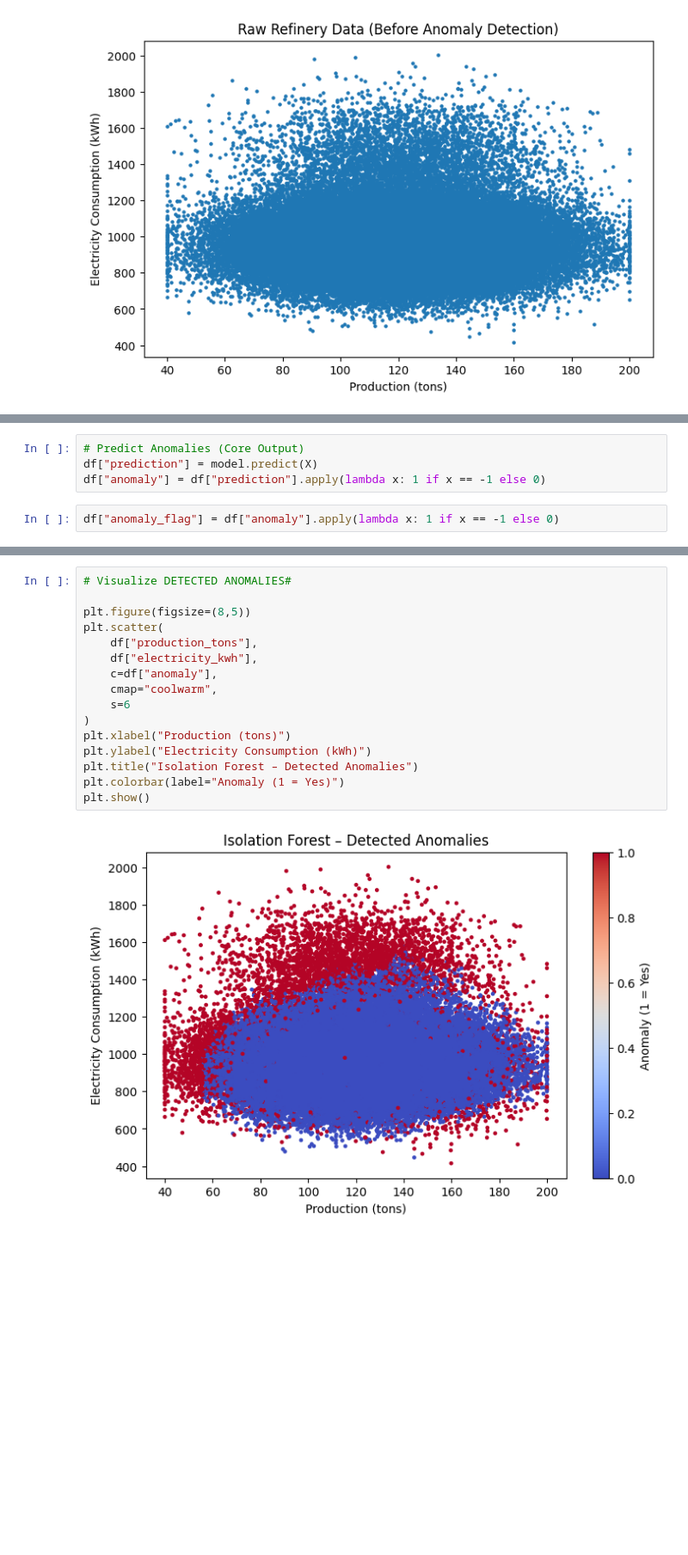
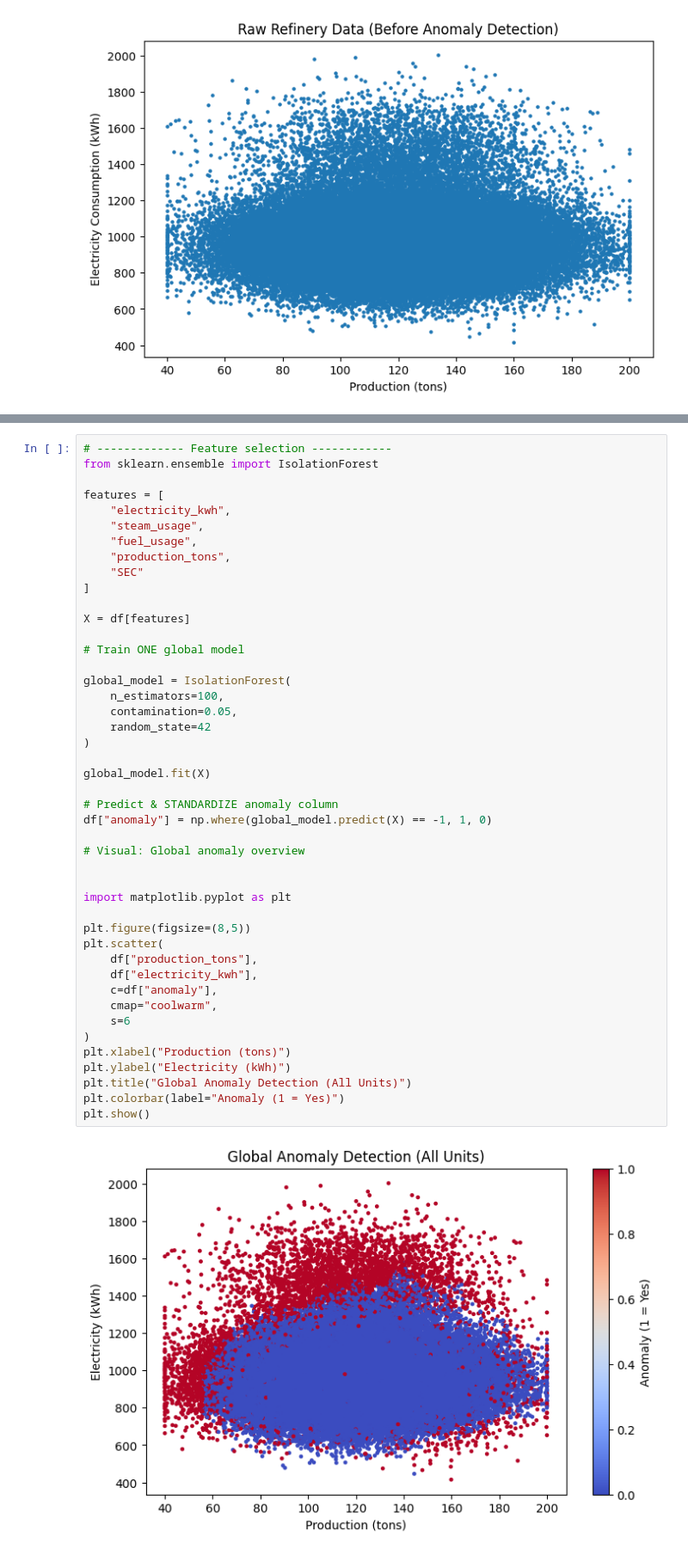
Before and after one commit to Dharamchandpatle/Refinery-AIML, a Jupyter notebook: AnamolyDetectionIOCL.ipynb, the cells around one changed output, grey strips where cells are left out. Shown at 86% size. Cells and saved outputs as stored; diff of their text form; blank space fills up the shorter version.

```diff
--- a/AnamolyDetectionIOCL.ipynb
+++ b/AnamolyDetectionIOCL.ipynb
@@ -127,6 +89,0 @@ IsolationForest(contamination=0.05, random_state=42)
-# %%
-# Predict Anomalies (Core Output)
-df["prediction"] = model.predict(X)
-df["anomaly"] = df["prediction"].apply(lambda x: 1 if x == -1 else 0)
-# %%
-df["anomaly_flag"] = df["anomaly"].apply(lambda x: 1 if x == -1 else 0)
@@ -142,18 +92,47 @@ dtype: int64
 # %%
-# Visualize DETECTED ANOMALIES#
+# ------------- Feature selection ------------
+from sklearn.ensemble import IsolationForest
+
+features = [
+    "electricity_kwh",
+    "steam_usage",
+    "fuel_usage",
+    "production_tons",
+    "SEC"
+]
+
+X = df[features]
+
+# Train ONE global model
+
+global_model = IsolationForest(
+    n_estimators=100,
+    contamination=0.05,
+    random_state=42
+)
+
+global_model.fit(X)
+
+# Predict & STANDARDIZE anomaly column
+df["anomaly"] = np.where(global_model.predict(X) == -1, 1, 0)
+
+# Visual: Global anomaly overview
+
+
+import matplotlib.pyplot as plt
 
 plt.figure(figsize=(8,5))
 plt.scatter(
     df["production_tons"],
     df["electricity_kwh"],
     c=df["anomaly"],
     cmap="coolwarm",
     s=6
 )
 plt.xlabel("Production (tons)")
-plt.ylabel("Electricity Consumption (kWh)")
-plt.title("Isolation Forest – Detected Anomalies")
+plt.ylabel("Electricity (kWh)")
+plt.title("Global Anomaly Detection (All Units)")
 plt.colorbar(label="Anomaly (1 = Yes)")
 plt.show()
 # %% [output]
-[figure, old version]
+[figure, new version]
```
Also changed, not shown: parts of 15 cells of this notebook.
